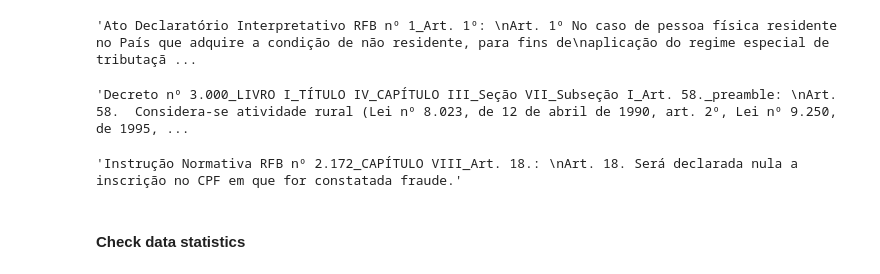
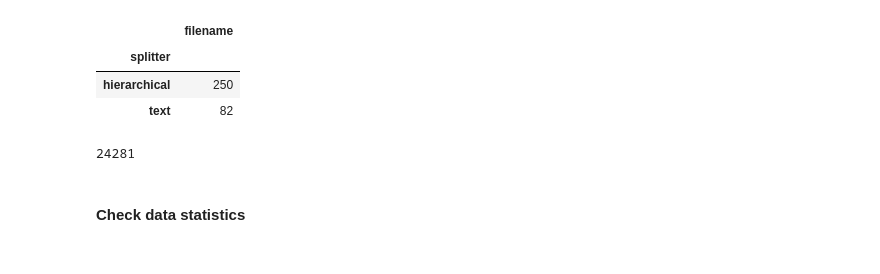
Before and after one commit to eduseiti/legal_datasets, a Jupyter notebook: hierarchical_splitter.ipynb, the cells around one changed output. Cells and saved outputs as stored; diff of their text form; code cells hidden in the pictures.

```diff
--- a/hierarchical_splitter.ipynb
+++ b/hierarchical_splitter.ipynb
@@ -374,14 +158,13 @@ len(passages_referred_docs)
-# %%
-passages_referred_docs[5]
-# %% [output]
-'Ato Declaratório Interpretativo RFB nº 1_Art. 1º: \nArt. 1º No caso de pessoa física residente no País que adquire a condição de não residente, para fins de\naplicação do regime especial de tributaçã ...
-# %%
-passages_referred_docs[345]
-# %% [output]
-'Decreto nº 3.000_LIVRO I_TÍTULO IV_CAPÍTULO III_Seção VII_Subseção I_Art. 58._preamble: \nArt. 58.  Considera-se atividade rural (Lei nº 8.023, de 12 de abril de 1990, art. 2º, Lei nº 9.250, de 1995, ...
-# %%
-passages_referred_docs[4985]
-# %% [output]
-'Instrução Normativa RFB nº 2.172_CAPÍTULO VIII_Art. 18.: \nArt. 18. Será declarada nula a inscrição no CPF em que for constatada fraude.'
+# %%
+splitter_df.groupby("splitter").count()
+# %% [output]
+|  | filename |
+| splitter |  |
+| hierarchical | 250 |
+| text | 82 |
+# %%
+len(passages_referred_docs)
+# %% [output]
+24281
 # %% [markdown]
 #### Check data statistics
```
Also changed, not shown: parts of 47 cells of this notebook, 1 other file.
